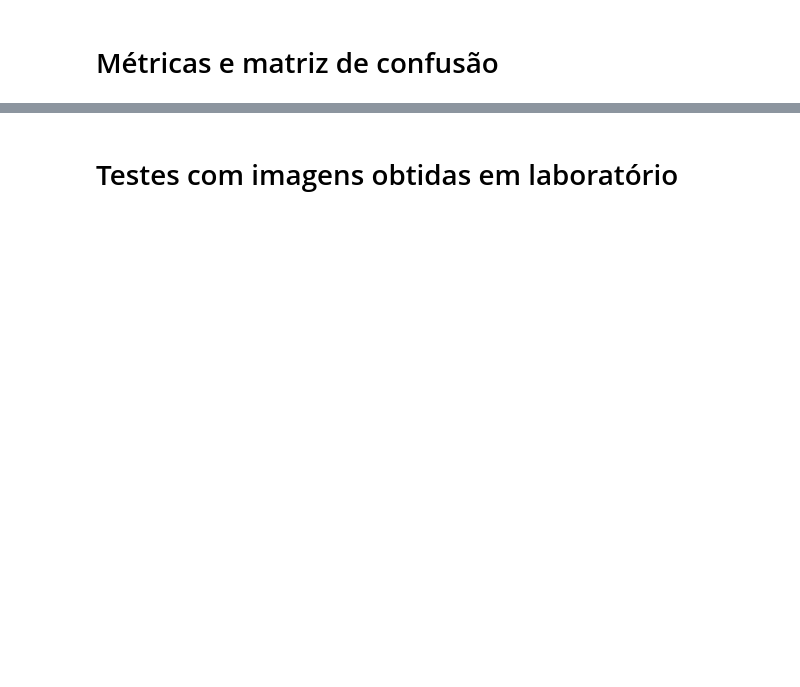
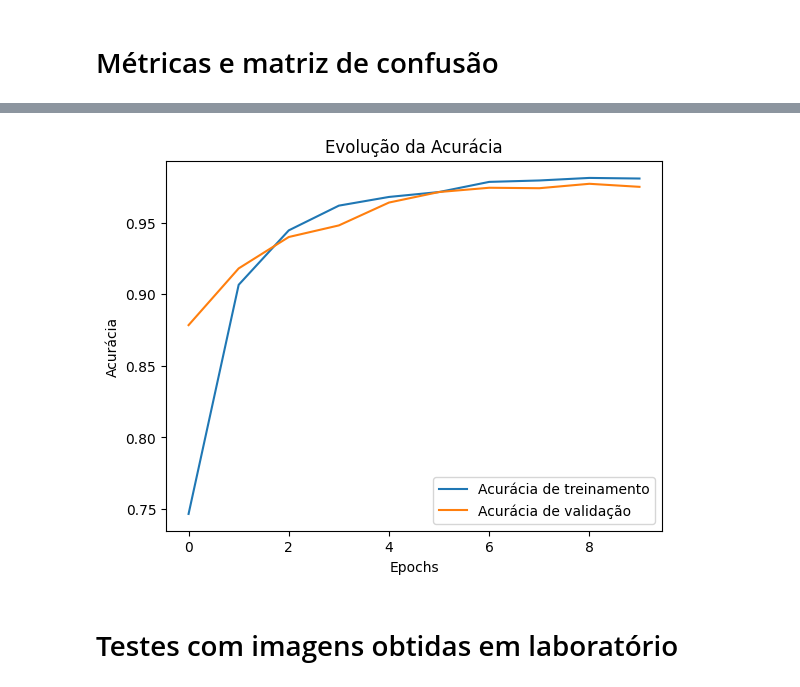
Before and after one commit to LuizNagatani/Skin-cancer-classifier, a Jupyter notebook: Classificador.ipynb, the cells around one changed output, grey strips where cells are left out. Saved outputs shown, nothing was run; the diff lists cells and outputs as text; code cells hidden in the pictures; blank space fills up the shorter version.

```diff
--- a/Classificador.ipynb
+++ b/Classificador.ipynb
@@ -152,3 +146,13 @@ plt.imshow(X_test[x])# testes em uma imagem do dataset
+# %%
+plt.plot(hist.history['sparse_categorical_accuracy'], label='Acurácia de treinamento')
+plt.plot(hist.history['val_sparse_categorical_accuracy'], label='Acurácia de validação')
+plt.title('Evolução da Acurácia')
+plt.xlabel('Epochs')
+plt.ylabel('Acurácia')
+plt.legend()
+plt.show()
+# %% [output]
+[figure, added]
 # %% [markdown]
 # Testes com imagens obtidas em laboratório
 # %%
```
Also changed, not shown: parts of 20 cells of this notebook.
